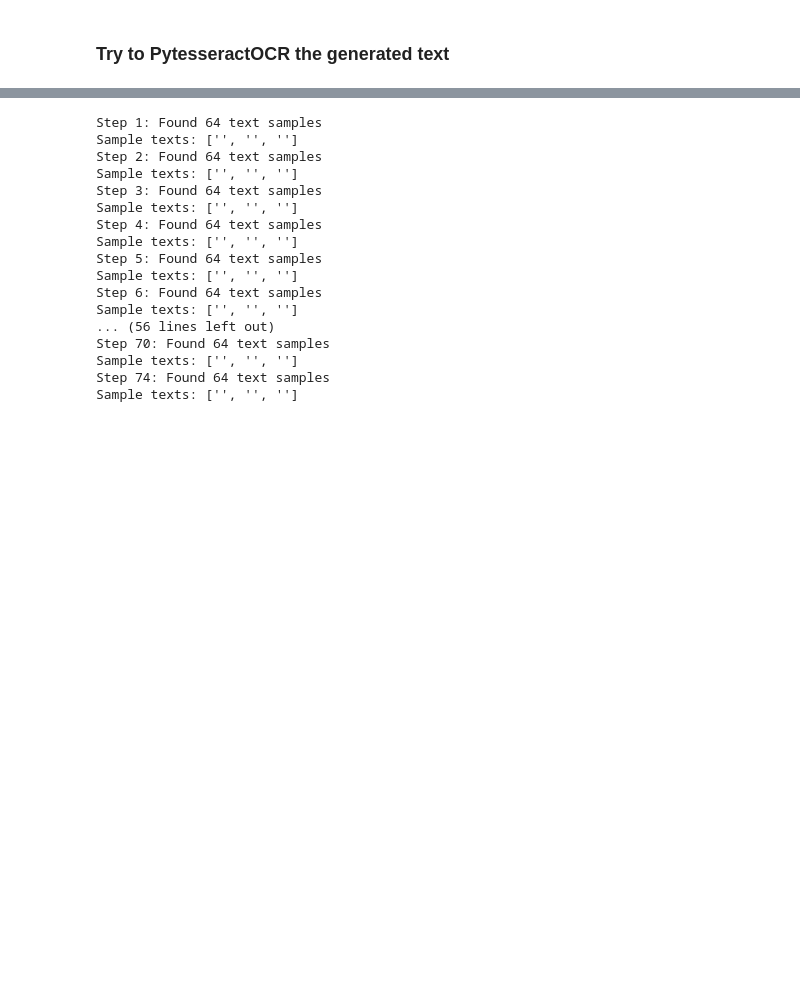
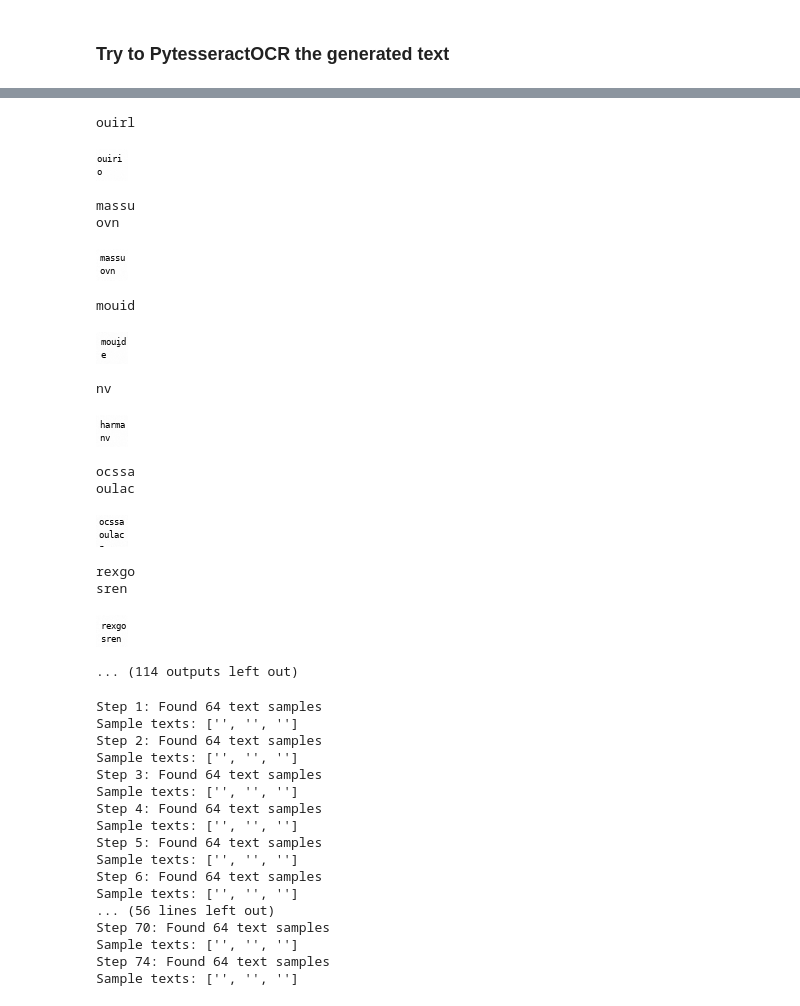
Before and after one commit to Animadversio/DiffusionLearningCurve, a Jupyter notebook: notebook/test_tesseract_ocr.ipynb, the cells around one changed output, grey strips where cells are left out. Saved outputs shown, nothing was run; the diff lists cells and outputs as text; code cells hidden in the pictures; blank space fills up the shorter version.

```diff
--- a/notebook/test_tesseract_ocr.ipynb
+++ b/notebook/test_tesseract_ocr.ipynb
@@ -94,3 +142,30 @@ gpost.
+# %%
+imgdir = "/n/holylfs06/LABS/kempner_fellow_binxuwang/Users/binxuwang/DL_Projects/DiffusionSpectralLearningCurve/words32x32_50k_UNet_CNN_EDM_4blocks_noattn/samples"
+step = 10000
+imgpath = os.path.join(imgdir, f"samples_epoch_{step:06d}.png")
+patches = get_montage_patches_pil(imgpath, patch_size=32, pad=1)
+for patch in patches:
+    # resize the patch to 3x this helps recognition a lot!
+    patch_rsz = patch.resize((patch.width*3, patch.height*3), Image.BICUBIC)
+    print(pytesseract.image_to_string(patch_rsz))
+    display(patch)
+# %% [output]
+ouirl
+[figure, added]
+massu
+ovn
+[figure, added]
+mouid
+[figure, added]
+nv
+[figure, added]
+ocssa
+oulac
+[figure, added]
+rexgo
+sren
+[figure, added]
+... (114 outputs left out)
 # %%
 import os
 import glob
```
Also changed, not shown: parts of 10 cells of this notebook, 1 other file.
